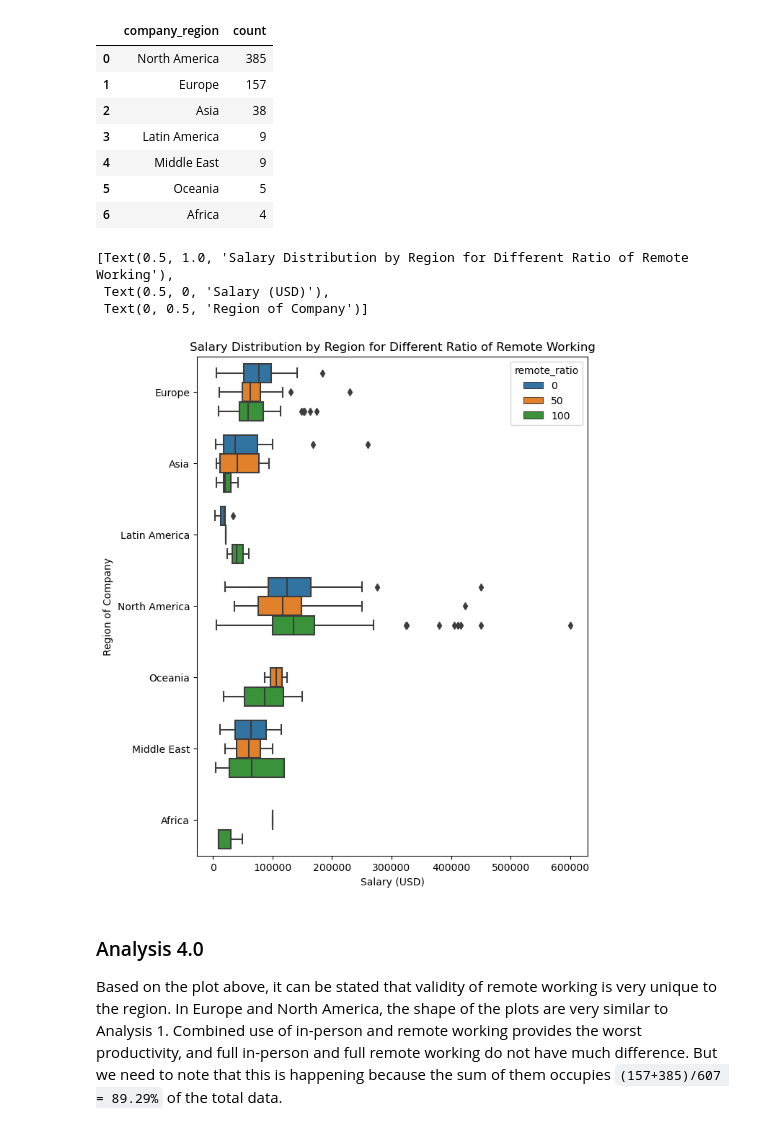
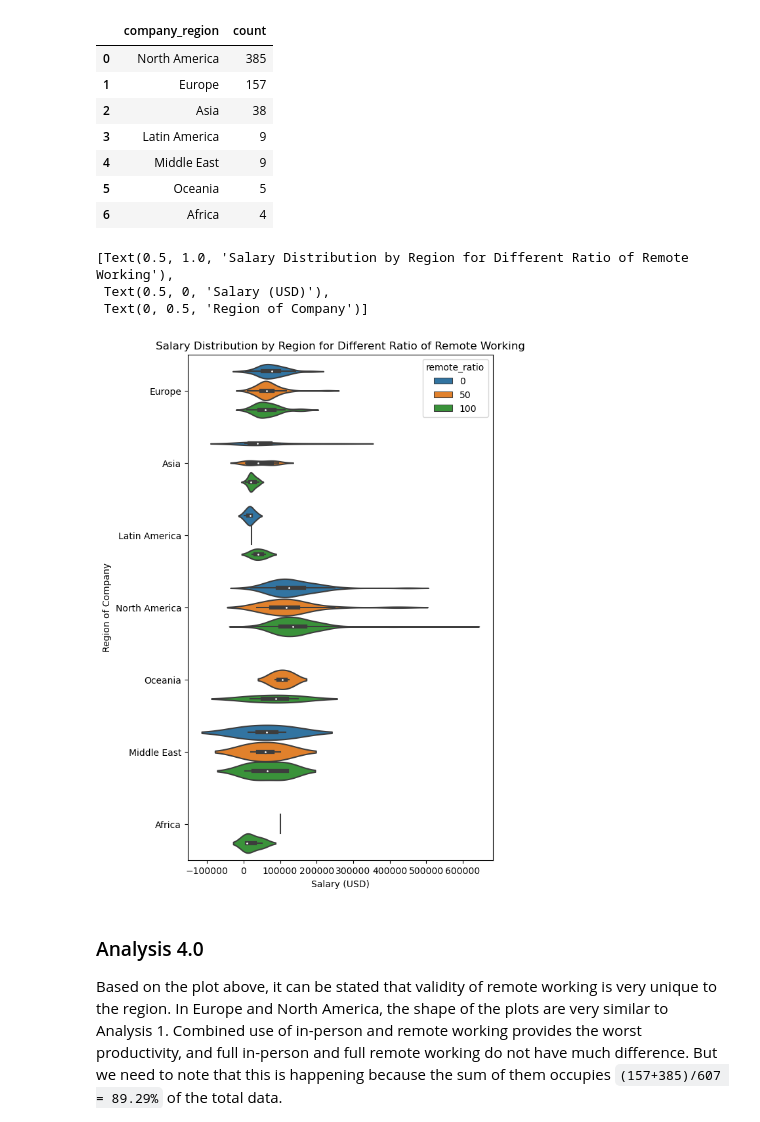
Before and after one commit to ubco-W2022T2-data301/project-group-group07, a Jupyter notebook: analysis/analysis3.ipynb, the cells around one changed output. Drawn from its saved outputs; the diff is of its cells as text; code cells hidden in the pictures.

```diff
--- a/analysis/analysis3.ipynb
+++ b/analysis/analysis3.ipynb
@@ -155,13 +158,15 @@ df_region_count
 | 5 | Oceania | 5 |
 | 6 | Africa | 4 |
 # %%
-plt.figure(figsize=(7, 9))
-sns.boxplot(data = df1, x="salary", y= "company_region", hue = 'remote_ratio').set(title = 'Salary Distribution by Region for Different Ratio of Remote Working', xlabel = 'Salary (USD)', ylabel = 'Region of Company')
+plt.figure(figsize=(6, 10))
+sns.violinplot(data = df1, x="salary", y= "company_region",
+               hue = 'remote_ratio')\
+    .set(title = 'Salary Distribution by Region for Different Ratio of Remote Working', xlabel = 'Salary (USD)', ylabel = 'Region of Company')
 # %% [output]
 [Text(0.5, 1.0, 'Salary Distribution by Region for Different Ratio of Remote Working'),
  Text(0.5, 0, 'Salary (USD)'),
  Text(0, 0.5, 'Region of Company')]
-[figure, old version]
+[figure, new version]
 # %% [markdown]
 ### Analysis 4.0
 
```
Also changed, not shown: parts of 6 cells of this notebook.
